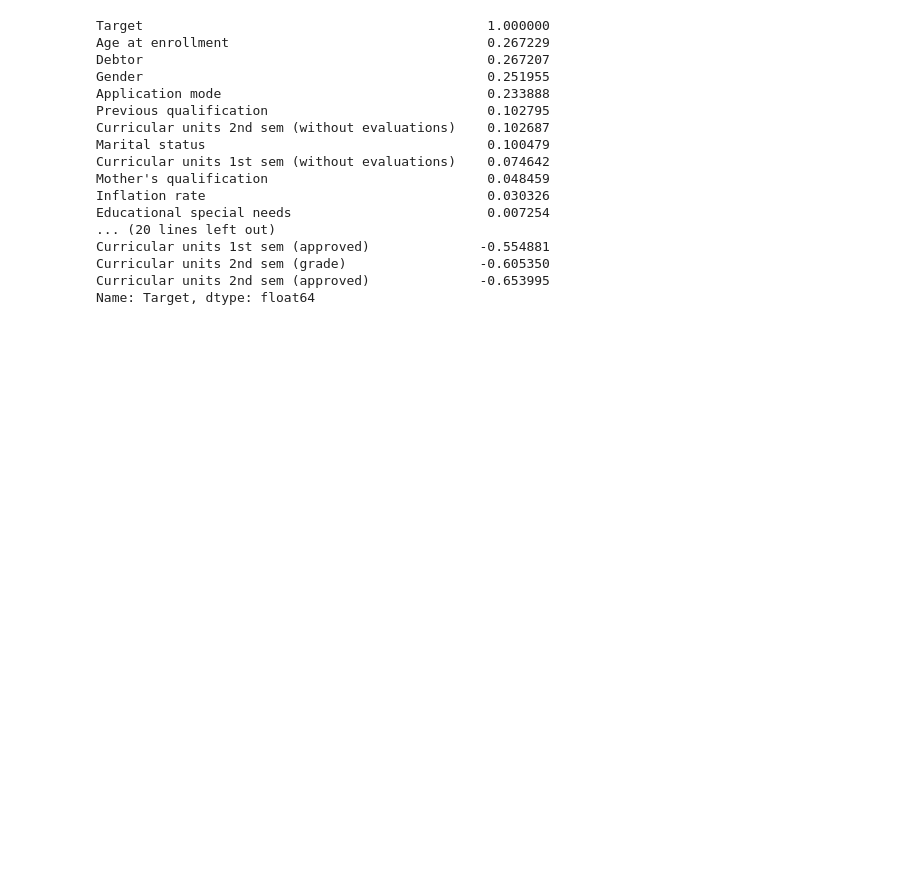
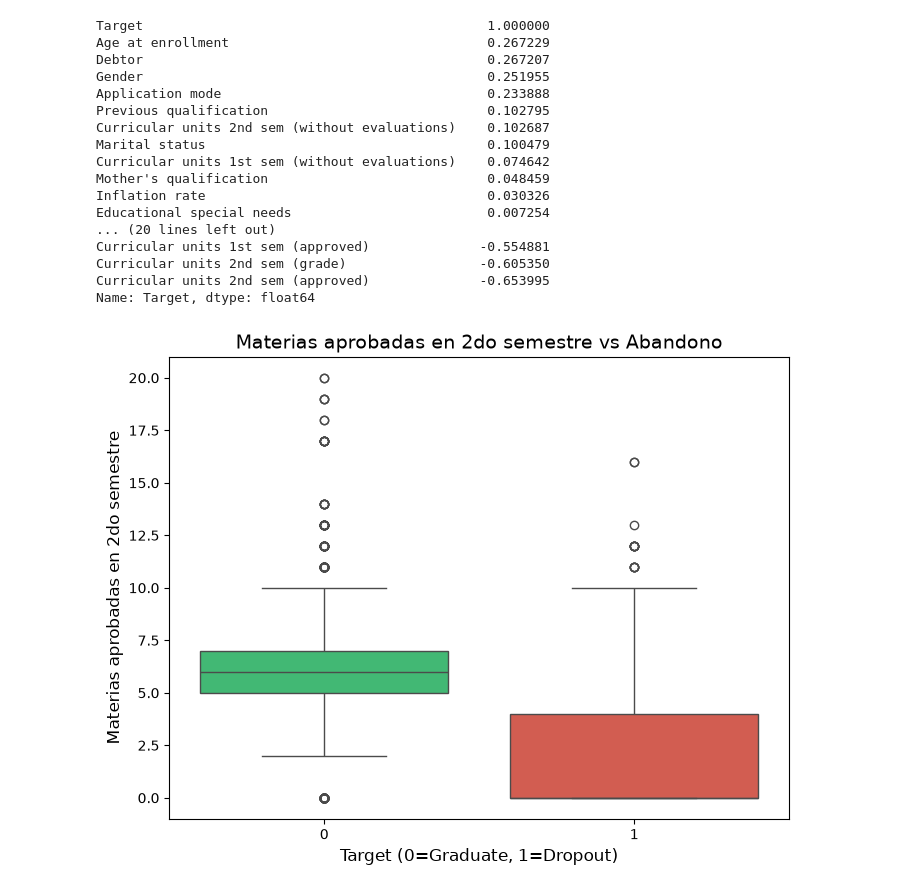
Before and after one commit to NiurkaVane11/prediccion-del-abandono-estudiantil, a Jupyter notebook: notebooks/analisis.ipynb, the cells around one changed output. Cells and saved outputs as stored; diff of their text form; code cells hidden in the pictures; blank space fills up the shorter version.

Commit message:
grafica-variables-correci

```diff
--- a/notebooks/analisis.ipynb
+++ b/notebooks/analisis.ipynb
@@ -119,3 +119,15 @@ Curricular units 1st sem (approved)              -0.554881
 Curricular units 2nd sem (grade)                 -0.605350
 Curricular units 2nd sem (approved)              -0.653995
 Name: Target, dtype: float64
+# %%
+# Boxplot: Materias aprobadas en 2do semestre vs Target (Materias aprobadas en 2do semestre es la variable más correlacionada )
+# Primera Variable Correlacionada: Curricular units 2nd sem (approved)
+plt.figure(figsize=(8,6))
+sns.boxplot(x ='Target', y = 'Curricular units 2nd sem (approved)', data = df, palette = ["#2ecc71", "#e74c3c"])
+
+plt.title('Materias aprobadas en 2do semestre vs Abandono', fontsize=14)
+plt.xlabel('Target (0=Graduate, 1=Dropout)', fontsize=12)
+plt.ylabel('Materias aprobadas en 2do semestre', fontsize=12)
+plt.show()
+# %% [output]
+[figure, added]
```
Also changed, not shown: parts of 1 cell of this notebook.
